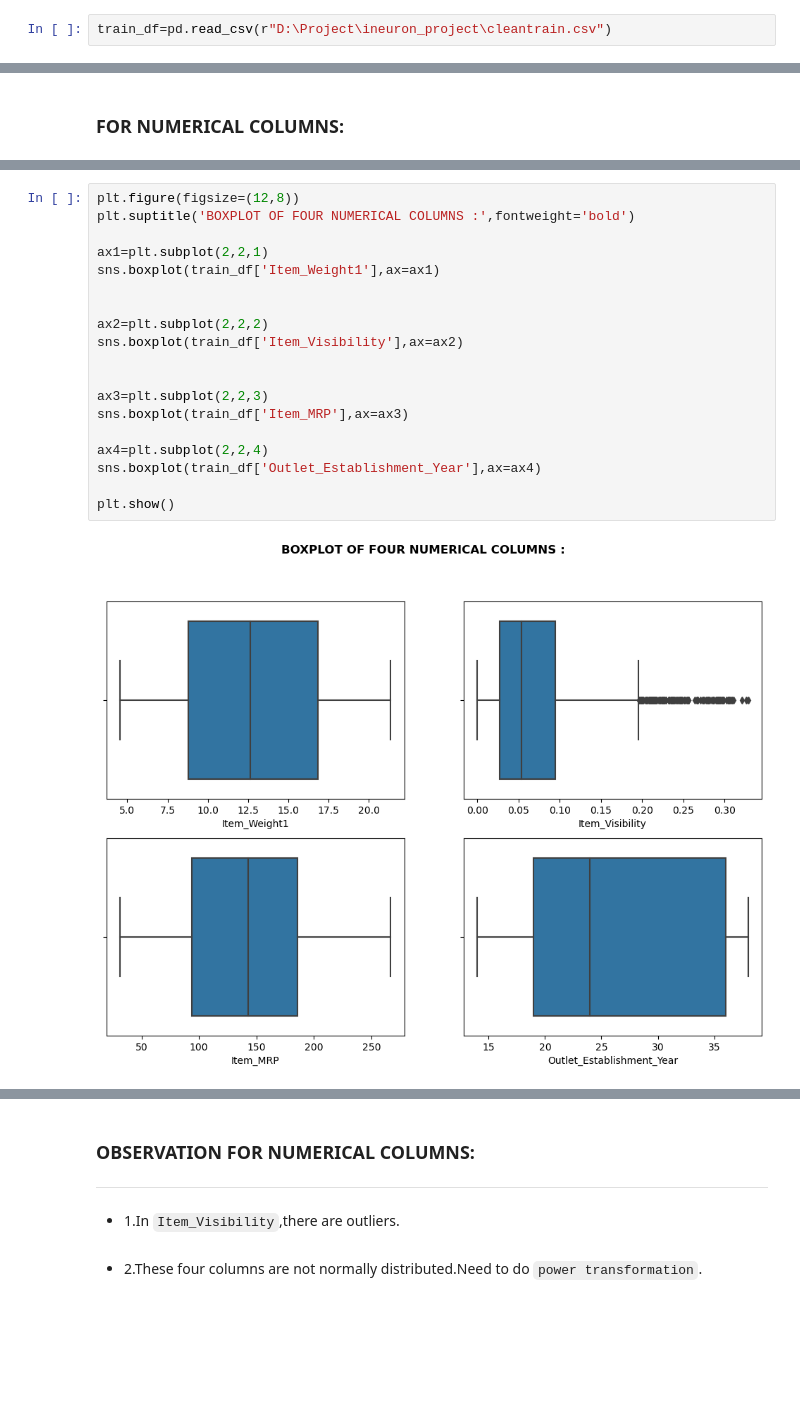
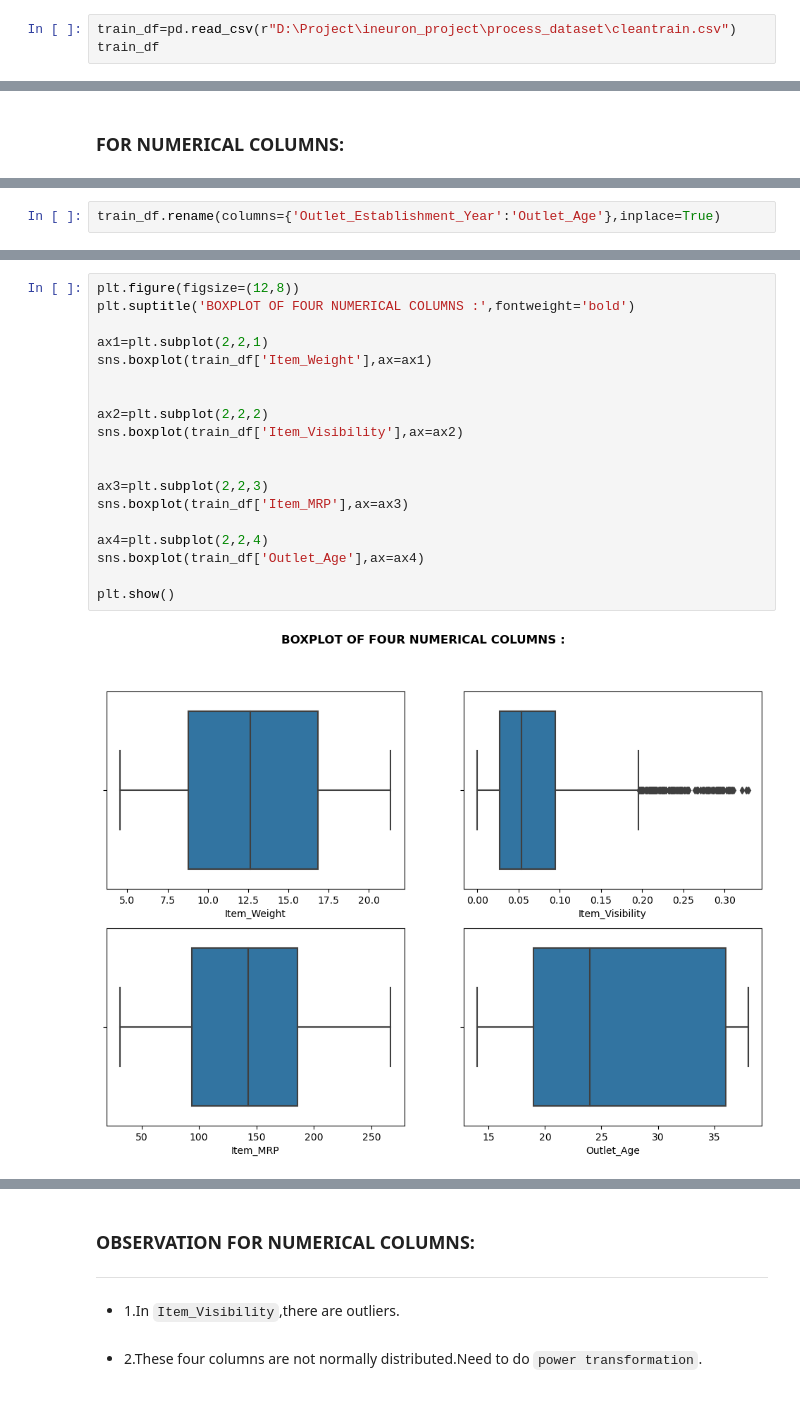
Before and after one commit to Pravat-21/Store_sales_prediction, a Jupyter notebook: notebook/store_sales_prediction_EDA.ipynb, the cells around one changed output, grey strips where cells are left out. Drawn from its saved outputs; the diff is of its cells as text; blank space fills up the shorter version.

```diff
--- a/notebook/store_sales_prediction_EDA.ipynb
+++ b/notebook/store_sales_prediction_EDA.ipynb
@@ -446,4 +533,5 @@ dtype: int64
 #train_df.to_csv('cleantrain.csv',index=False)
 #test_df.to_csv('cleantest.csv',index=False)
 # %%
-train_df=pd.read_csv(r"D:\Project\ineuron_project\cleantrain.csv")
+train_df=pd.read_csv(r"D:\Project\ineuron_project\process_dataset\cleantrain.csv")
+train_df
@@ -501,0 +609,2 @@ train_df[num_cols].describe()
+# %%
+train_df.rename(columns={'Outlet_Establishment_Year':'Outlet_Age'},inplace=True)
@@ -502,24 +645,24 @@ train_df[num_cols].describe()
 # %%
 plt.figure(figsize=(12,8))
 plt.suptitle('BOXPLOT OF FOUR NUMERICAL COLUMNS :',fontweight='bold')
 
 ax1=plt.subplot(2,2,1)
-sns.boxplot(train_df['Item_Weight1'],ax=ax1)
+sns.boxplot(train_df['Item_Weight'],ax=ax1)
 
 
 ax2=plt.subplot(2,2,2)
 sns.boxplot(train_df['Item_Visibility'],ax=ax2)
 
 
 ax3=plt.subplot(2,2,3)
 sns.boxplot(train_df['Item_MRP'],ax=ax3)
 
 ax4=plt.subplot(2,2,4)
-sns.boxplot(train_df['Outlet_Establishment_Year'],ax=ax4)
+sns.boxplot(train_df['Outlet_Age'],ax=ax4)
 
 plt.show()
 # %% [output]
-[figure, old version]
+[figure, new version]
 # %%
 plt.figure(figsize=(12,8))
 plt.suptitle('DISTRIBUTION OF FOUR NUMERICAL COLUMNS :',fontweight='bold')
```
Also changed, not shown: parts of 55 cells of this notebook, 4 other files.
